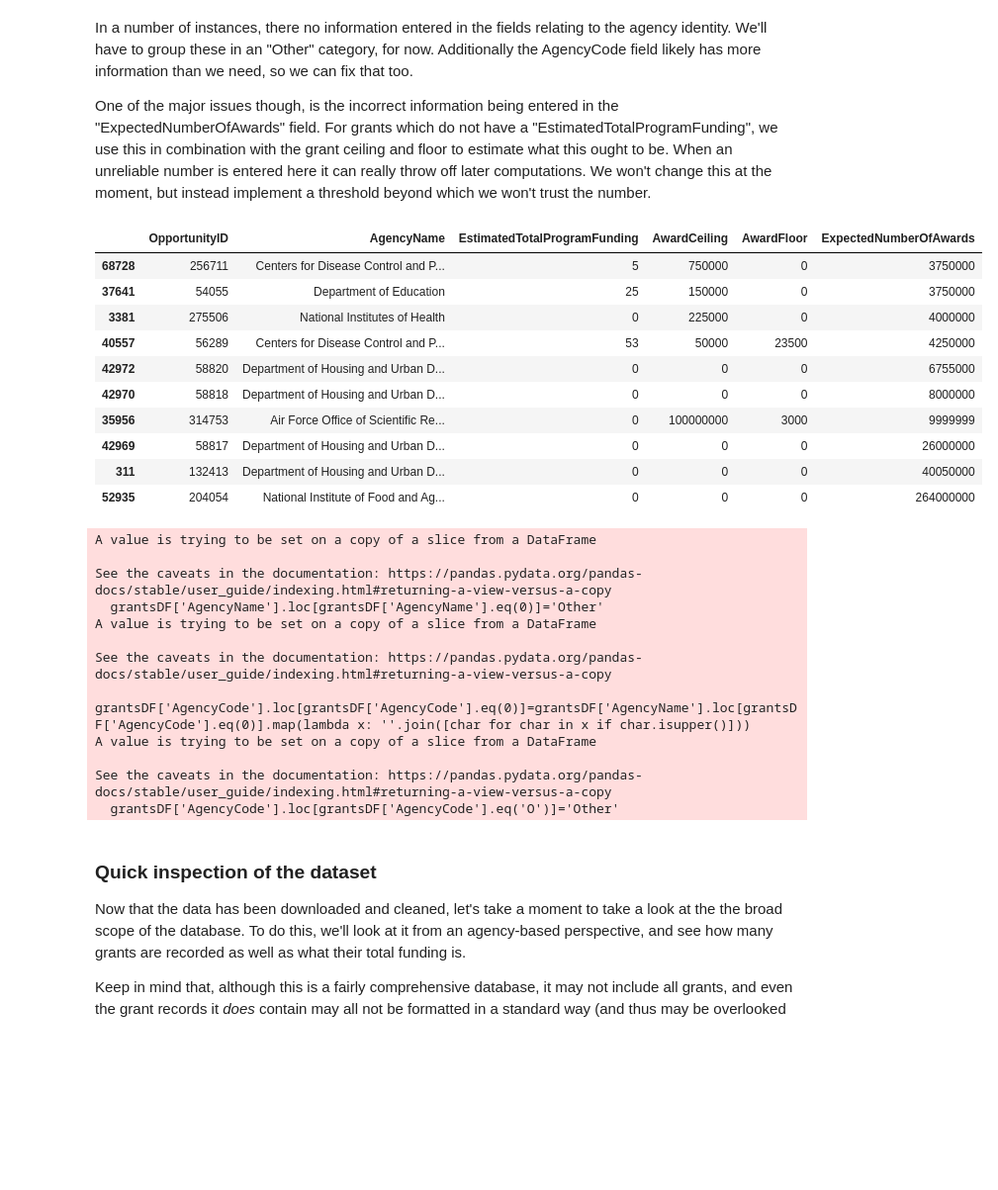
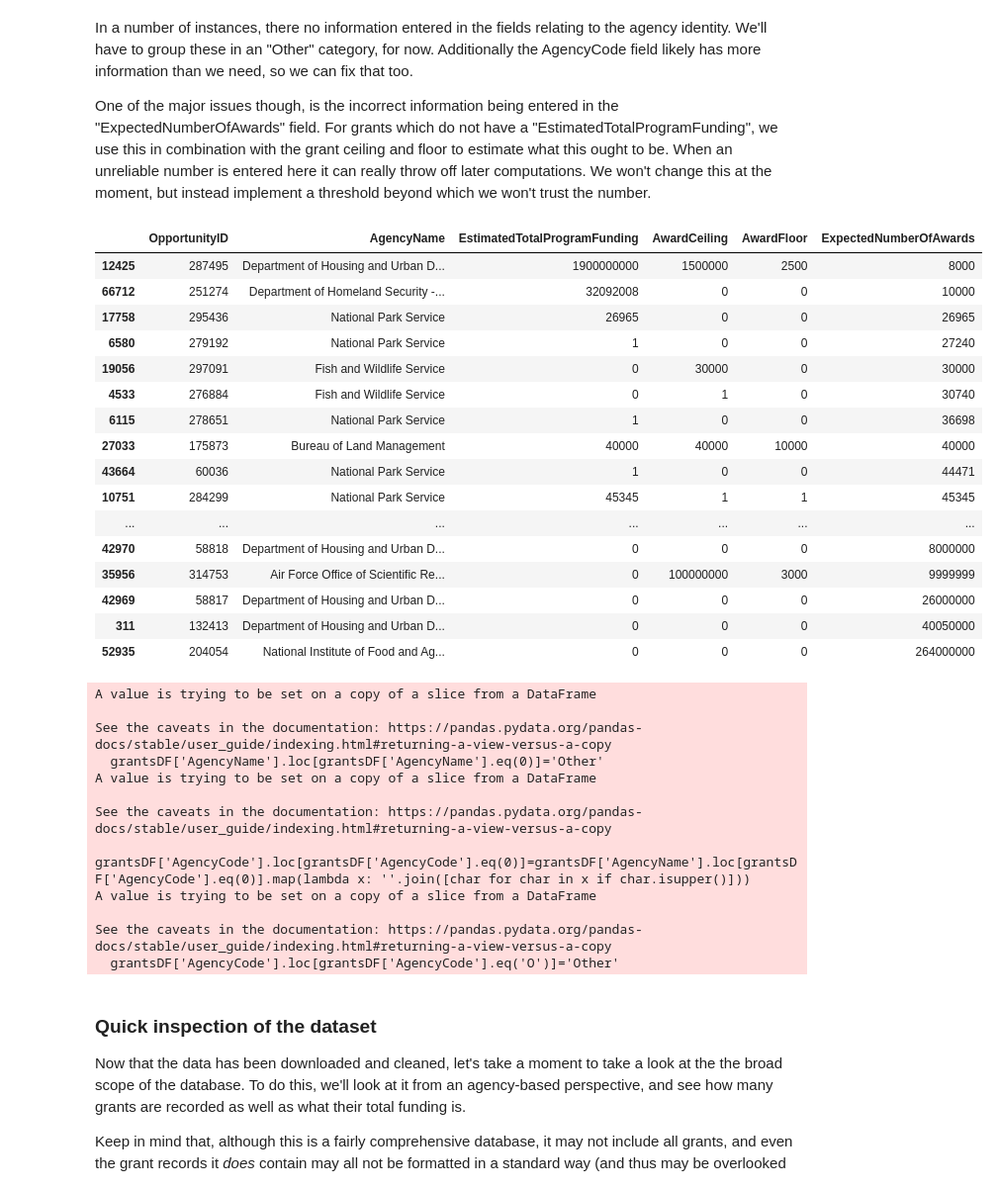
Before and after one commit to DanNBullock/USG_grants_crawl, a Jupyter notebook: GrantsDotGov_XML_ingest.ipynb, the cells around one changed output. Shown: that part at 99% size. Cells and saved outputs as stored; diff of their text form; code cells hidden in the pictures; blank space fills up the shorter version.

```diff
--- a/GrantsDotGov_XML_ingest.ipynb
+++ b/GrantsDotGov_XML_ingest.ipynb
@@ -124,39 +124,45 @@ import numpy as np
 import matplotlib.pyplot as plt
 import pandas as pd
 from itertools import compress
 from IPython.display import display, HTML
 
 grantsDF[['AwardCeiling','AwardFloor','EstimatedTotalProgramFunding','ExpectedNumberOfAwards']]=grantsDF[['AwardCeiling','AwardFloor','EstimatedTotalProgramFunding','ExpectedNumberOfAwards']].astype(np.int64)
 
-display((grantsDF[['OpportunityID','AgencyName','EstimatedTotalProgramFunding','AwardCeiling','AwardFloor','ExpectedNumberOfAwards']].sort_values(by='ExpectedNumberOfAwards')).iloc[-10:])
+display((grantsDF[['OpportunityID','AgencyName','EstimatedTotalProgramFunding','AwardCeiling','AwardFloor','ExpectedNumberOfAwards']].sort_values(by='ExpectedNumberOfAwards')).iloc[-50:])
 
 
 # ideally, the names would all be formatted the same and reliable, allowing us to just index into a pandas column.
 # however, they're not, so we have to use this approach, and attempt to replace unreliable ones.
 
 # find the list elements where the agency full name was not available (i.e. worst case), and thus set to NAN (which was then replaced with 0)
 grantsDF['AgencyName'].loc[grantsDF['AgencyName'].eq(0)]='Other'
 # this will serve as a backstop in the event no information was provided
 
 # in the event no agency code is provided (and thus set to 0) use the capital letters of the agency name
 grantsDF['AgencyCode'].loc[grantsDF['AgencyCode'].eq(0)]=grantsDF['AgencyName'].loc[grantsDF['AgencyCode'].eq(0)].map(lambda x: ''.join([char for char in x if char.isupper()]))
 
 # however, we don't want to have surreptitiously created the 'O' agency, so set 'O' to other, instead of the abbreviation
 grantsDF['AgencyCode'].loc[grantsDF['AgencyCode'].eq('O')]='Other'
 
 # also remove everything after the first hyphen.  We dont need to go that far down for this in the hirearchy
 grantsDF['AgencyCode']=grantsDF['AgencyCode'].map(lambda x: x.split('-',1)[0])
 
 # let's save down this fixed dataframe to speed up later analyses,
 # NOTE can't use comma as separator due to Description content.  Use Bar instead?
 grantsDF.to_csv('allGrantsData.csv', sep='|')
 # %% [output]
 |  | OpportunityID | AgencyName | EstimatedTotalProgramFunding | AwardCeiling | AwardFloor | ExpectedNumberOfAwards |
-| 68728 | 256711 | Centers for Disease Control and P... | 5 | 750000 | 0 | 3750000 |
-| 37641 | 54055 | Department of Education | 25 | 150000 | 0 | 3750000 |
-| 3381 | 275506 | National Institutes of Health | 0 | 225000 | 0 | 4000000 |
-| 40557 | 56289 | Centers for Disease Control and P... | 53 | 50000 | 23500 | 4250000 |
-| 42972 | 58820 | Department of Housing and Urban D... | 0 | 0 | 0 | 6755000 |
+| 12425 | 287495 | Department of Housing and Urban D... | 1900000000 | 1500000 | 2500 | 8000 |
+| 66712 | 251274 | Department of Homeland Security -... | 32092008 | 0 | 0 | 10000 |
+| 17758 | 295436 | National Park Service | 26965 | 0 | 0 | 26965 |
+| 6580 | 279192 | National Park Service | 1 | 0 | 0 | 27240 |
+| 19056 | 297091 | Fish and Wildlife Service | 0 | 30000 | 0 | 30000 |
+| 4533 | 276884 | Fish and Wildlife Service | 0 | 1 | 0 | 30740 |
+| 6115 | 278651 | National Park Service | 1 | 0 | 0 | 36698 |
+| 27033 | 175873 | Bureau of Land Management | 40000 | 40000 | 10000 | 40000 |
+| 43664 | 60036 | National Park Service | 1 | 0 | 0 | 44471 |
+| 10751 | 284299 | National Park Service | 45345 | 1 | 1 | 45345 |
+| ... | ... | ... | ... | ... | ... | ... |
 | 42970 | 58818 | Department of Housing and Urban D... | 0 | 0 | 0 | 8000000 |
 | 35956 | 314753 | Air Force Office of Scientific Re... | 0 | 100000000 | 3000 | 9999999 |
 | 42969 | 58817 | Department of Housing and Urban D... | 0 | 0 | 0 | 26000000 |
```
Also changed, not shown: 3 other files.
